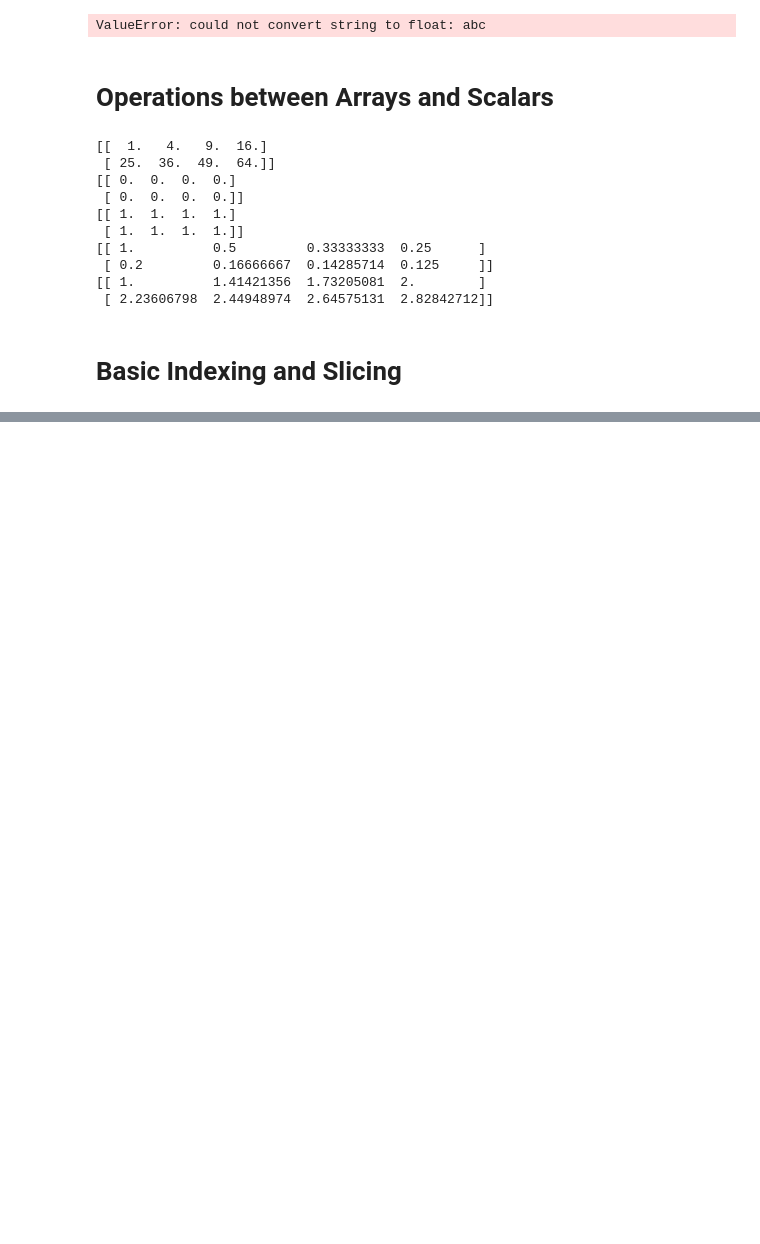
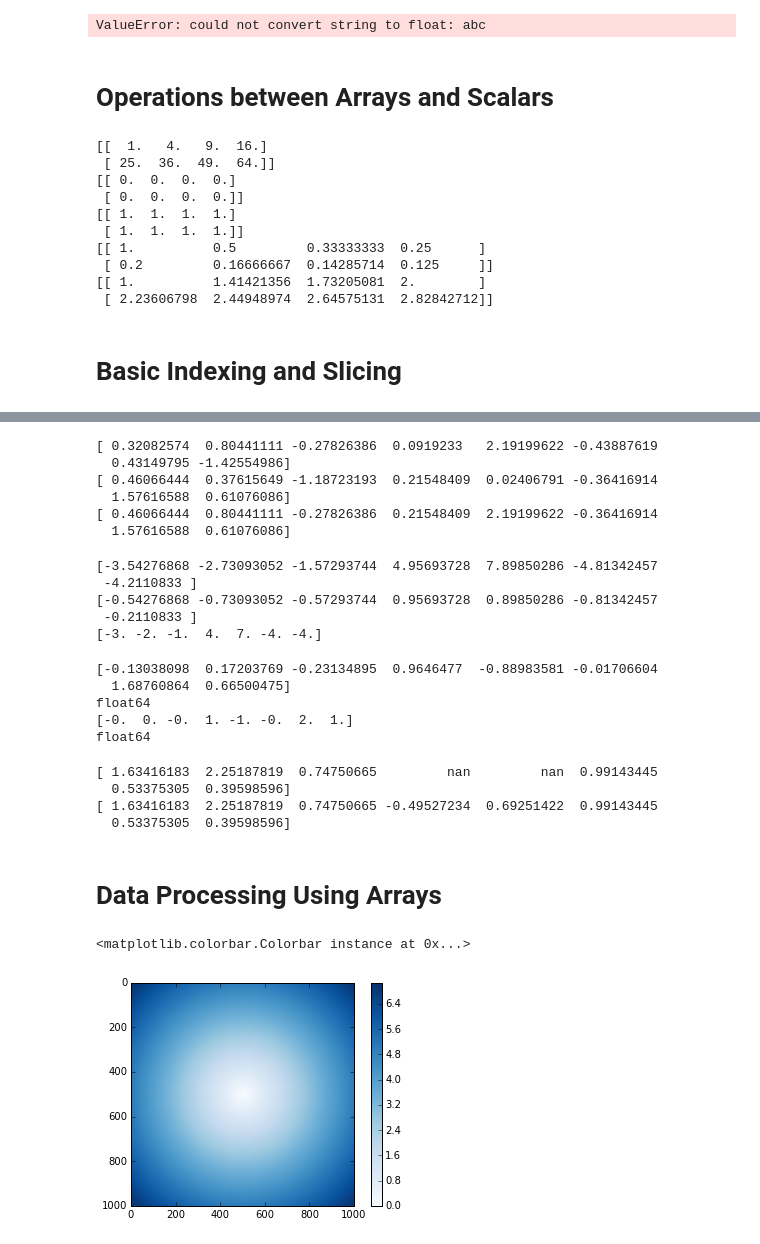
Before and after one commit to pmanion0/pydata-hw, a Jupyter notebook: Chapter 4.ipynb, the cells around one changed output, grey strips where cells are left out. Drawn from its saved outputs; the diff is of its cells as text; code cells hidden in the pictures; blank space fills up the shorter version.

```diff
--- a/Chapter 4.ipynb
+++ b/Chapter 4.ipynb
@@ -138,0 +349,68 @@ print arr
+# %%
+# Binary functions take two arrays as inputs
+x = np.random.randn(8)
+y = np.random.randn(8)
+
+print(x); print(y)
+print(np.maximum(x,y))
+# %% [output]
+[ 0.32082574  0.80441111 -0.27826386  0.0919233   2.19199622 -0.43887619
+  0.43149795 -1.42554986]
+[ 0.46066444  0.37615649 -1.18723193  0.21548409  0.02406791 -0.36416914
+  1.57616588  0.61076086]
+[ 0.46066444  0.80441111 -0.27826386  0.21548409  2.19199622 -0.36416914
+  1.57616588  0.61076086]
+# %%
+# Some functions can return more than one array
+arr = np.random.randn(7) * 5
+print(arr)
+
+a, b = np.modf(arr)
+print(a); print(b)
+# %% [output]
+[-3.54276868 -2.73093052 -1.57293744  4.95693728  7.89850286 -4.81342457
+ -4.2110833 ]
+[-0.54276868 -0.73093052 -0.57293744  0.95693728  0.89850286 -0.81342457
+ -0.2110833 ]
+[-3. -2. -1.  4.  7. -4. -4.]
+# %%
+# rint: round elements to nearest int while preserving data types
+arr = np.random.randn(8)
+rint_arr = np.rint(arr)
+
+print(arr); print(arr.dtype)
+print(rint_arr); print(rint_arr.dtype)
+# %% [output]
+[-0.13038098  0.17203769 -0.23134895  0.9646477  -0.88983581 -0.01706604
+  1.68760864  0.66500475]
+float64
+[-0.  0. -0.  1. -1. -0.  2.  1.]
+float64
+# %%
+# maximum: maximum of array elements; # fmax: ignores NaN
+arr1 = np.random.randn(8)
+arr2 = np.random.randn(8)
+
+arr2[3:5] = np.NaN
+
+print(np.maximum(arr1,arr2))
+print(np.fmax(arr1,arr2))
+# %% [output]
+[ 1.63416183  2.25187819  0.74750665         nan         nan  0.99143445
+  0.53375305  0.39598596]
+[ 1.63416183  2.25187819  0.74750665 -0.49527234  0.69251422  0.99143445
+  0.53375305  0.39598596]
+# %% [markdown]
+# Data Processing Using Arrays
+# %%
+import matplotlib.pyplot as plt
+
+points = np.arange(-5, 5, 0.01)
+xs, ys = np.meshgrid(points, points)
+
+z = np.sqrt(xs**2 + ys**2)
+
+plt.imshow(z, cmap=plt.cm.Blues); plt.colorbar()
+# %% [output]
+<matplotlib.colorbar.Colorbar instance at 0x...>
+[figure, added]
```
Also changed, not shown: parts of 19 cells of this notebook.
